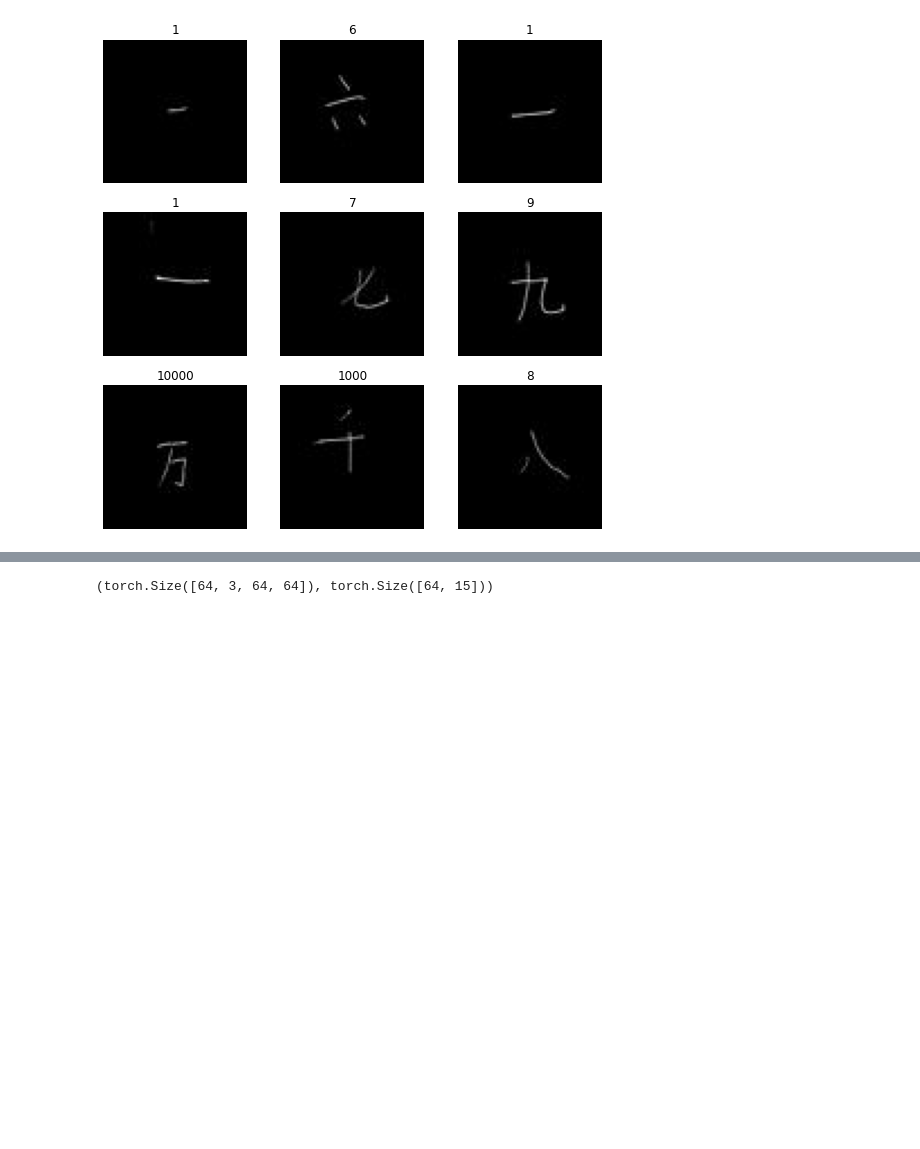
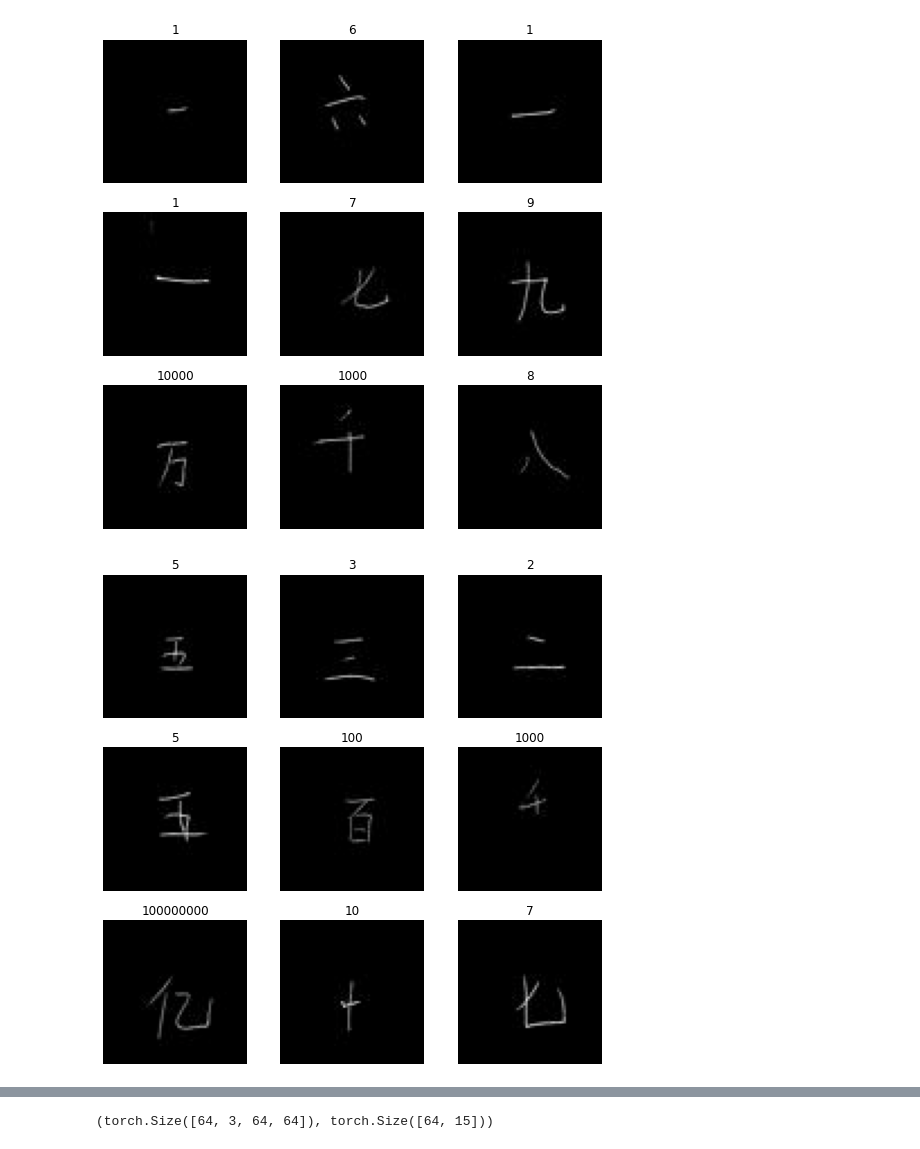
Before and after one commit to Aravinda89/Image-Classificatio-from-Scratch, a Jupyter notebook: CH_MNIST.ipynb, the cells around one changed output, grey strips where cells are left out. Cells and saved outputs as stored; diff of their text form; code cells hidden in the pictures; blank space fills up the shorter version.

```diff
--- a/CH_MNIST.ipynb
+++ b/CH_MNIST.ipynb
@@ -116,3 +116,7 @@ len(dls.train), len(dls.valid)
 dls.show_batch()
 # %% [output]
 [figure]
+# %%
+dls.train.show_batch()
+# %% [output]
+[figure, added]
```
Also changed, not shown: parts of 9 cells of this notebook.
